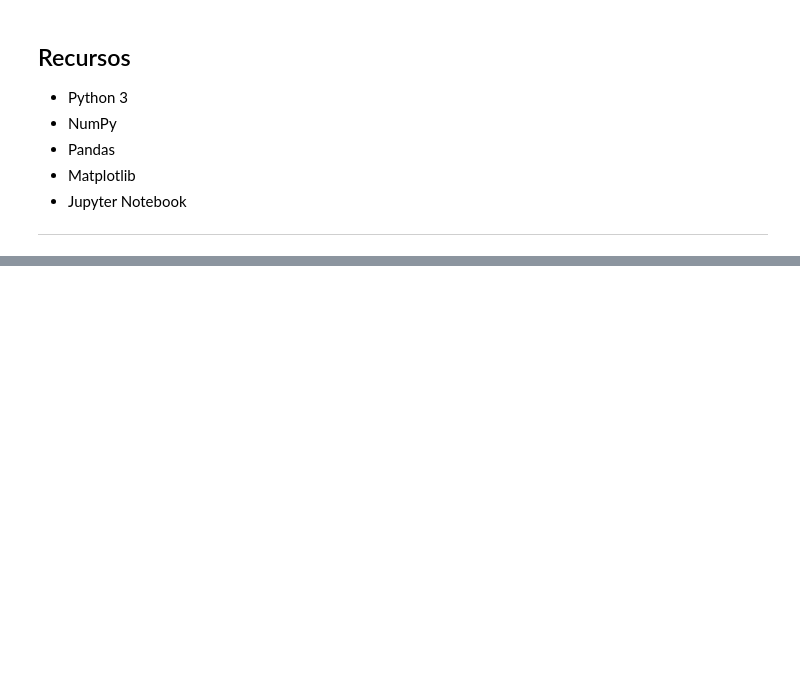
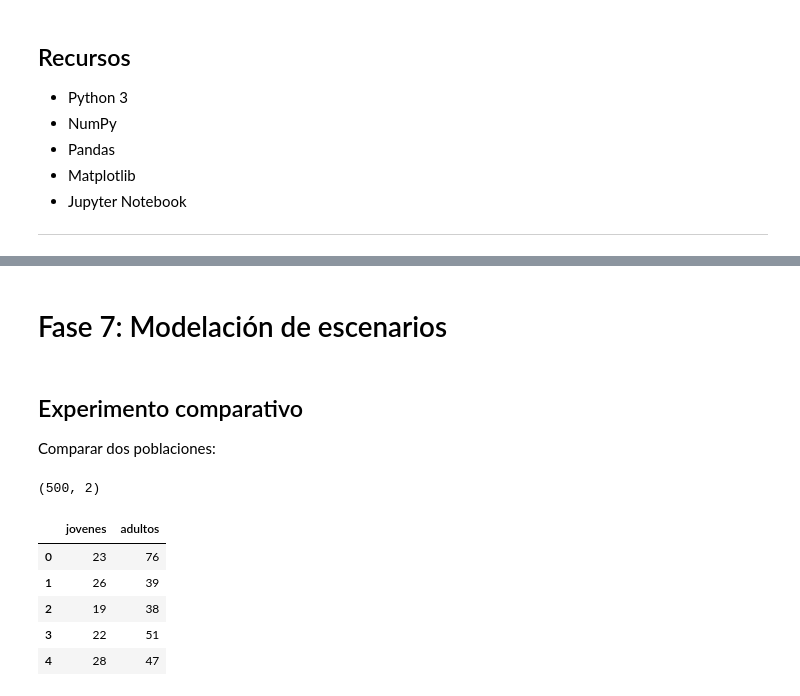
Before and after one commit to marco-canas/curso_analisis_datos_sociales_con_estratificacion, a Jupyter notebook: 1_clases/1_clase/apendice/1_randint.ipynb, the cells around one changed output, grey strips where cells are left out. Cells and saved outputs as stored; diff of their text form; code cells hidden in the pictures; blank space fills up the shorter version.

```diff
--- a/1_clases/1_clase/apendice/1_randint.ipynb
+++ b/1_clases/1_clase/apendice/1_randint.ipynb
@@ -251,0 +488,28 @@ Si deseas, en el próximo mensaje puedo:
+# %% [markdown]
+
+# Fase 7: Modelación de escenarios
+# %% [markdown]
+
+## Experimento comparativo
+
+Comparar dos poblaciones:
+# %%
+
+import numpy as np
+jóvenes = np.array([np.random.randint(18, 30, size=500)]).reshape(500, 1)
+adultos = np.array([np.random.randint(30, 80, size=500)]).reshape(500, 1)
+
+poblacion = np.concatenate([jóvenes, adultos], axis = 1)
+
+poblacion.shape
+# %% [output]
+(500, 2)
+# %%
+pd.DataFrame(poblacion, columns=['jovenes', 'adultos']).head()
+# %% [output]
+|  | jovenes | adultos |
+| 0 | 23 | 76 |
+| 1 | 26 | 39 |
+| 2 | 19 | 38 |
+| 3 | 22 | 51 |
+| 4 | 28 | 47 |
```
Also changed, not shown: parts of 84 cells of this notebook, 2 other files.
